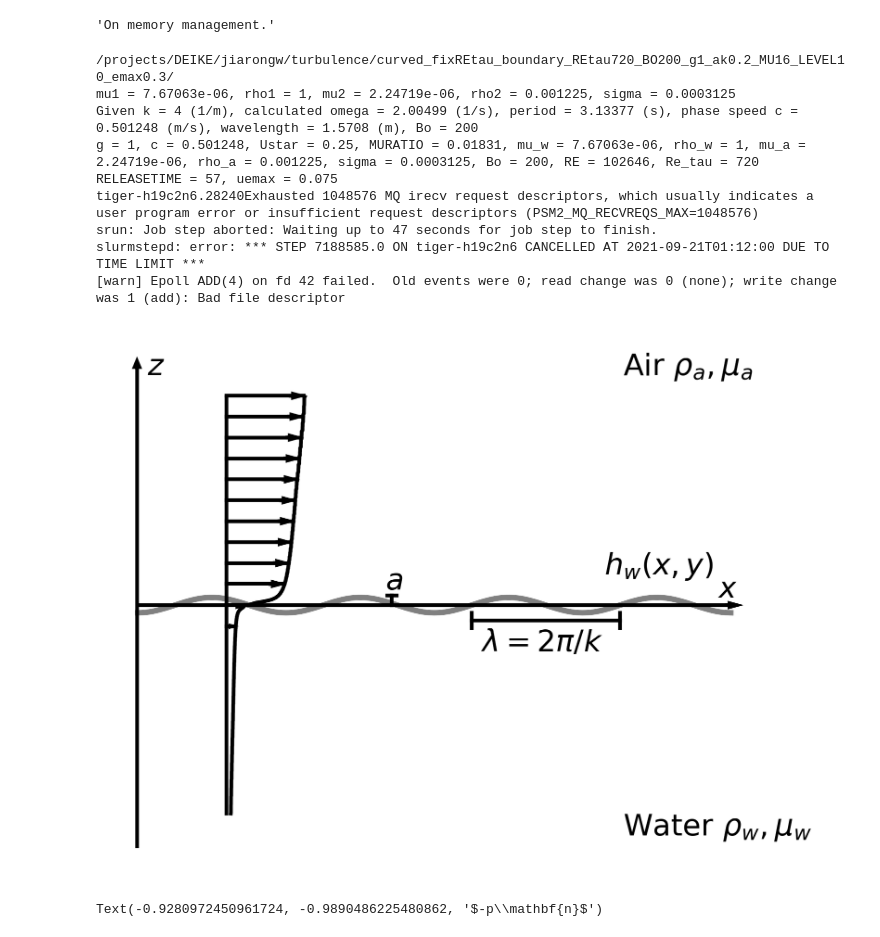
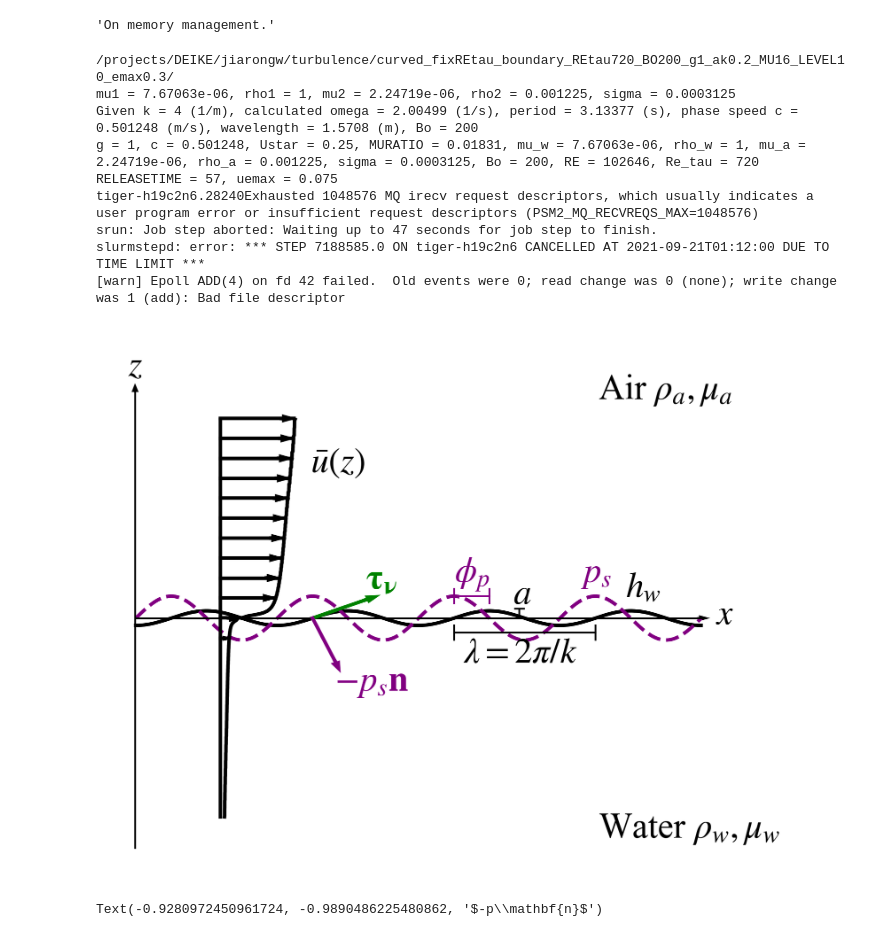
Before and after one commit to DeikeLab/jiarongw-postprocessing, a Jupyter notebook: jupyter_notebook/project_specific/turbulence/Illustration.ipynb, the cells around one changed output. Saved outputs shown, nothing was run; the diff lists cells and outputs as text; code cells hidden in the pictures.

```diff
--- a/jupyter_notebook/project_specific/turbulence/Illustration.ipynb
+++ b/jupyter_notebook/project_specific/turbulence/Illustration.ipynb
@@ -3,7 +3,7 @@ import sys
 from matplotlib import pyplot as plt
 import numpy as np
 import matplotlib as mpl
-plt.style.use('/projects/DEIKE/jiarongw/jiarongw-postprocessing/media/matplotlib/stylelib/pof.mplstyle')
+plt.style.use('/projects/DEIKE/jiarongw/jiarongw-postprocessing/media/matplotlib/stylelib/jfm.mplstyle')
 
 # def sizeof_fmt(num, suffix='B'):
 #     ''' by Fred Cirera,  https://stackoverflow.com/a/1094933/1870254, modified'''
@@ -42,7 +42,9 @@ case.uxmean = np.average(case.ux_2D, axis=(1))
 # Plot the wave shape
 x = np.arange(-np.pi, np.pi, 0.01)
 eta = (0.4/4)*np.cos(4*x+np.pi)
-plt.plot(x,eta, color='gray');
+plt.plot(x, eta, color='k', lw=1);
+p = (0.3)*np.cos(4*x+np.pi+np.pi/2)
+plt.plot(x, p, '--', color='purple', lw=1);
 ax.set_xlim((-3.3,3.3)); ax.set_ylim(-3.3, 3.3)
 # ax.set_xticks([]); ax.set_yticks([])
 ax.axis('off')
@@ -84,55 +86,86 @@ for i in sample[0:1]:
 # Add coordinate
 y = np.ones(100)*0.
 u = np.linspace(-np.pi,np.pi,100)
-ax.plot(u,y,color='k',lw=1)
-ax.arrow(3.1, 0, 0.1, 0, shape='full', lw=1, color='k', length_includes_head=True, head_width=.05)
-ax.text(3,0.1, r'$x$')
+ax.plot(u,y,color='k',lw=0.5)
+ax.arrow(3.1, 0, 0.1, 0, shape='full', lw=0.5, color='k', length_includes_head=True, head_width=.05)
+ax.text(3.3,-0.08, r'$x$')
 y = np.linspace(-np.pi,np.pi,100)
 u = np.ones(100)*(-3.15)
-ax.plot(u,y,color='k',lw=1)
-ax.arrow(-3.15, 3.1, 0, 0.08, shape='full', lw=1, color='k', length_includes_head=True, head_width=.05)
-ax.text(-3.04, 3, r'$z$')
+ax.plot(u,y,color='k',lw=0.5)
+ax.arrow(-3.15, 3.1, 0, 0.08, shape='full', lw=0.5, color='k', length_includes_head=True, head_width=.05)
+ax.text(-3.23, 3.32, r'$z$')
 
 # Add texts
-ax.text(1.8,0.4, r'$h_w(x,y)$')
+ax.text(2.3, 0.3, r'$h_w$')
+ax.text(1.8, 0.5, r'$p_s$', color='purple')
+ax.text(-1.2, 2, r'$\bar{u}(z)$')
 # ax.text(0.1,0.05, r'$\sigma$', fontsize=12)
 ax.text(2,-3, r'Water $\rho_w, \mu_w$')
 ax.text(2,3, r'Air $\rho_a, \mu_a$')
 # fig.savefig(working_dir+'plots/sketch_withcoord.pdf', bbox_inches='tight', pad_inches=0.1)
 
 # Demo wave length
 u = np.linspace(np.pi/8,np.pi*5/8,100)
 y = np.ones(100)*(-0.2)
-ax.plot(u,y,color='k',lw=1)
+ax.plot(u,y,color='k',lw=0.5)
 u = np.ones(20)*(np.pi/8)
 y = np.linspace(-0.3,-0.1,20)
-ax.plot(u,y,color='k',lw=1)
+ax.plot(u,y,color='k',lw=0.5)
 u = np.ones(20)*(np.pi*5/8)
 y = np.linspace(-0.3,-0.1,20)
-ax.plot(u,y,color='k',lw=1)
+ax.plot(u,y,color='k',lw=0.5)
 ax.text(np.pi/8+0.1, -0.6, r'$\lambda = 2\pi/k$')
 
+# Demo amplitude
 y = np.ones(20)*(0.5/4)
-u = np.linspace(-0.5,-0.4,20)
-ax.plot(u,y,color='k',lw=1)
-u = np.ones(20)*(-0.45)
+u = np.linspace(-0.5+np.pi/2,-0.4+np.pi/2,20)
+ax.plot(u,y,color='k',lw=0.5)
+u = np.ones(20)*(-0.45+np.pi/2)
 y = np.linspace(0,0.5/4,20)
-ax.plot(u,y,color='k',lw=1)
-ax.text(-0.52, 0.8/4, r'$a$')
+ax.plot(u,y,color='k',lw=0.5)
+ax.text(-0.52+np.pi/2, 0.8/4, r'$a$')
+
+# Demo phi_p
+u = np.linspace(np.pi/8,np.pi/4,100)
+y = np.ones(100)*(0.3)
+ax.plot(u,y,color='purple',lw=0.5)
+u = np.ones(20)*(np.pi/8)
+y = np.linspace(0.2,0.4,20)
+ax.plot(u,y,color='purple',lw=0.5)
+u = np.ones(20)*(np.pi/4)
+y = np.linspace(0.2,0.4,20)
+ax.plot(u,y,color='purple',lw=0.5)
+ax.text(0.4, 0.5, r'$\phi_p$',color='purple')
+
+# tau
+u = np.linspace(-np.pi*3/8,-np.pi*1.5/8,100)
+y = np.linspace(0,0.25,100)
+ax.arrow(-np.pi*1.5/8, 0.25, 0.1, 0.04, shape='full', lw=1, color='green', length_includes_head=True, head_width=.05)
+ax.plot(u,y,color='green',lw=1)
+ax.text(-np.pi*1.5/8, 0.4, r'$\mathbf{\tau_{\nu}}$',color='green')
+
+# p
+u = np.linspace(-np.pi*3/8,-np.pi*3/8+0.25,100)
+y = np.linspace(0,-np.pi*1.5/8,100)
+ax.arrow(-np.pi*3/8+0.25, -np.pi*1.5/8, 0.04, -0.1, shape='full', lw=1, color='purple', length_includes_head=True, head_width=.05)
+ax.plot(u,y,color='purple',lw=1)
+ax.text(-np.pi*3/8+0.25, -np.pi*1.5/8-0.4, r'$-p_s\mathbf{n}$', color='purple')
+
 plt.show()
 
-fig.savefig('./figures/diagram2.pdf', bbox_inches='tight', pad_inches=0.1)
+fig.savefig('./figures_jfm/diagram2.pdf', bbox_inches='tight', pad_inches=0.1)
+fig.savefig('./figures_jfm/diagram2.eps', bbox_inches='tight', pad_inches=0.1)
 # %% [output]
 /projects/DEIKE/jiarongw/turbulence/curved_fixREtau_boundary_REtau720_BO200_g1_ak0.2_MU16_LEVEL10_emax0.3/
 mu1 = 7.67063e-06, rho1 = 1, mu2 = 2.24719e-06, rho2 = 0.001225, sigma = 0.0003125
 Given k = 4 (1/m), calculated omega = 2.00499 (1/s), period = 3.13377 (s), phase speed c = 0.501248 (m/s), wavelength = 1.5708 (m), Bo = 200
 g = 1, c = 0.501248, Ustar = 0.25, MURATIO = 0.01831, mu_w = 7.67063e-06, rho_w = 1, mu_a = 2.24719e-06, rho_a = 0.001225, sigma = 0.0003125, Bo = 200, RE = 102646, Re_tau = 720
 RELEASETIME = 57, uemax = 0.075
 tiger-h19c2n6.28240Exhausted 1048576 MQ irecv request descriptors, which usually indicates a user program error or insufficient request descriptors (PSM2_MQ_RECVREQS_MAX=1048576)
 srun: Job step aborted: Waiting up to 47 seconds for job step to finish.
 slurmstepd: error: *** STEP 7188585.0 ON tiger-h19c2n6 CANCELLED AT 2021-09-21T01:12:00 DUE TO TIME LIMIT ***
 [warn] Epoll ADD(4) on fd 42 failed.  Old events were 0; read change was 0 (none); write change was 1 (add): Bad file descriptor
-[figure, old version]
+[figure, new version]
 # %%
 # Sketch of the simulation setup
 fig = plt.figure(figsize=[4,3]); ax = fig.gca()
```
Also changed, not shown: 15 other files.
